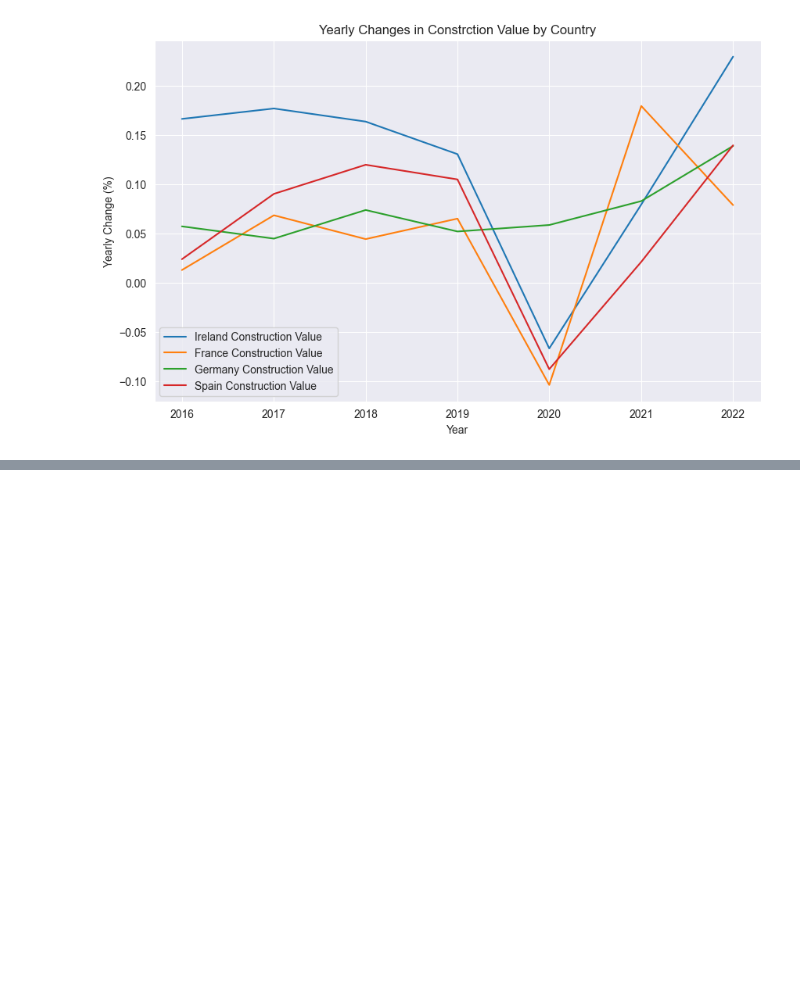
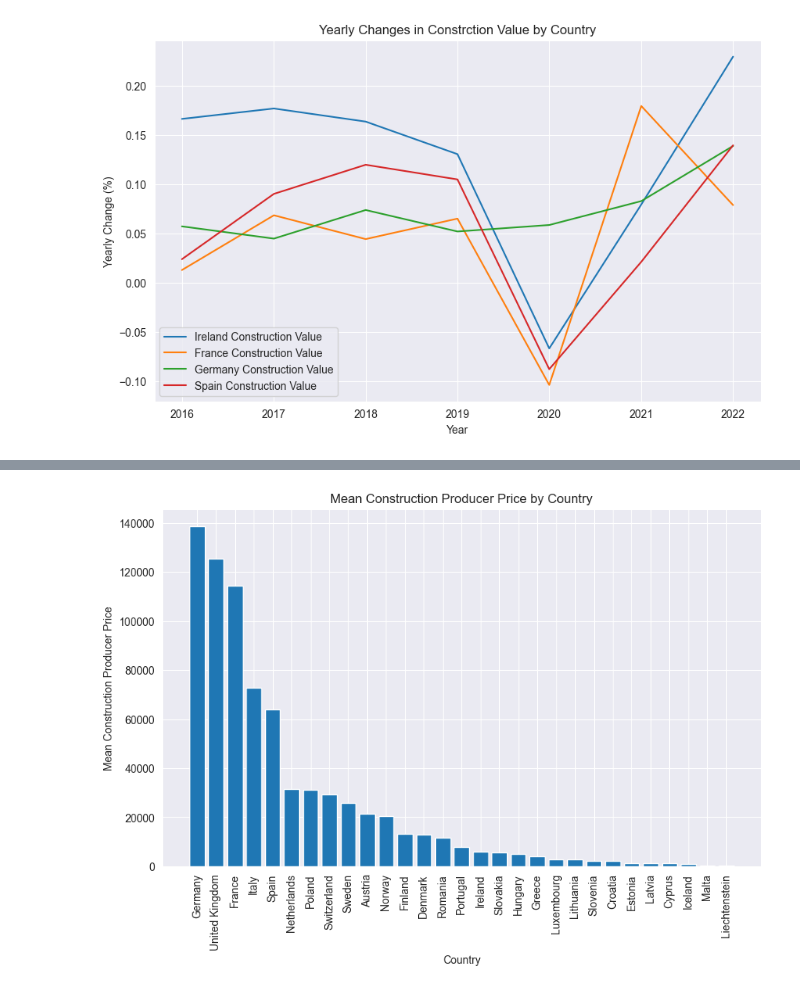
Before and after one commit to sbs23066/CA2---Irish-Construction-Project, a Jupyter notebook: stats.ipynb, the cells around one changed output, grey strips where cells are left out. Drawn from its saved outputs; the diff is of its cells as text; code cells hidden in the pictures; blank space fills up the shorter version.

Commit message:
Added GVA charts/analysis

```diff
--- a/stats.ipynb
+++ b/stats.ipynb
@@ -178,0 +181,10 @@ plt.show()
+# %%
+gva = pd.read_csv('Transformed Data/GVA.csv')
+gva['Year'] = pd.to_datetime(gva['Year'], format='%Y')
+
+print(gva.shape,  '\n')
+print(gva.columns, '\n')
+print(gva.isnull().sum())
+print(gva.describe())
+
+gva.head()
@@ -178,0 +216,15 @@ plt.show()
+# %%
+grouped_data = gva.groupby('Country')['Construction Producer Price'].mean()
+
+sorted_data = grouped_data.sort_values(ascending=False)
+import matplotlib.pyplot as plt
+
+plt.figure(figsize=(10, 6))
+plt.bar(sorted_data.index, sorted_data)
+plt.xlabel('Country')
+plt.ylabel('Mean Construction Producer Price')
+plt.title('Mean Construction Producer Price by Country')
+plt.xticks(rotation=90)
+plt.show()
+# %% [output]
+[figure, added]
```
Also changed, not shown: parts of 5 cells of this notebook.
